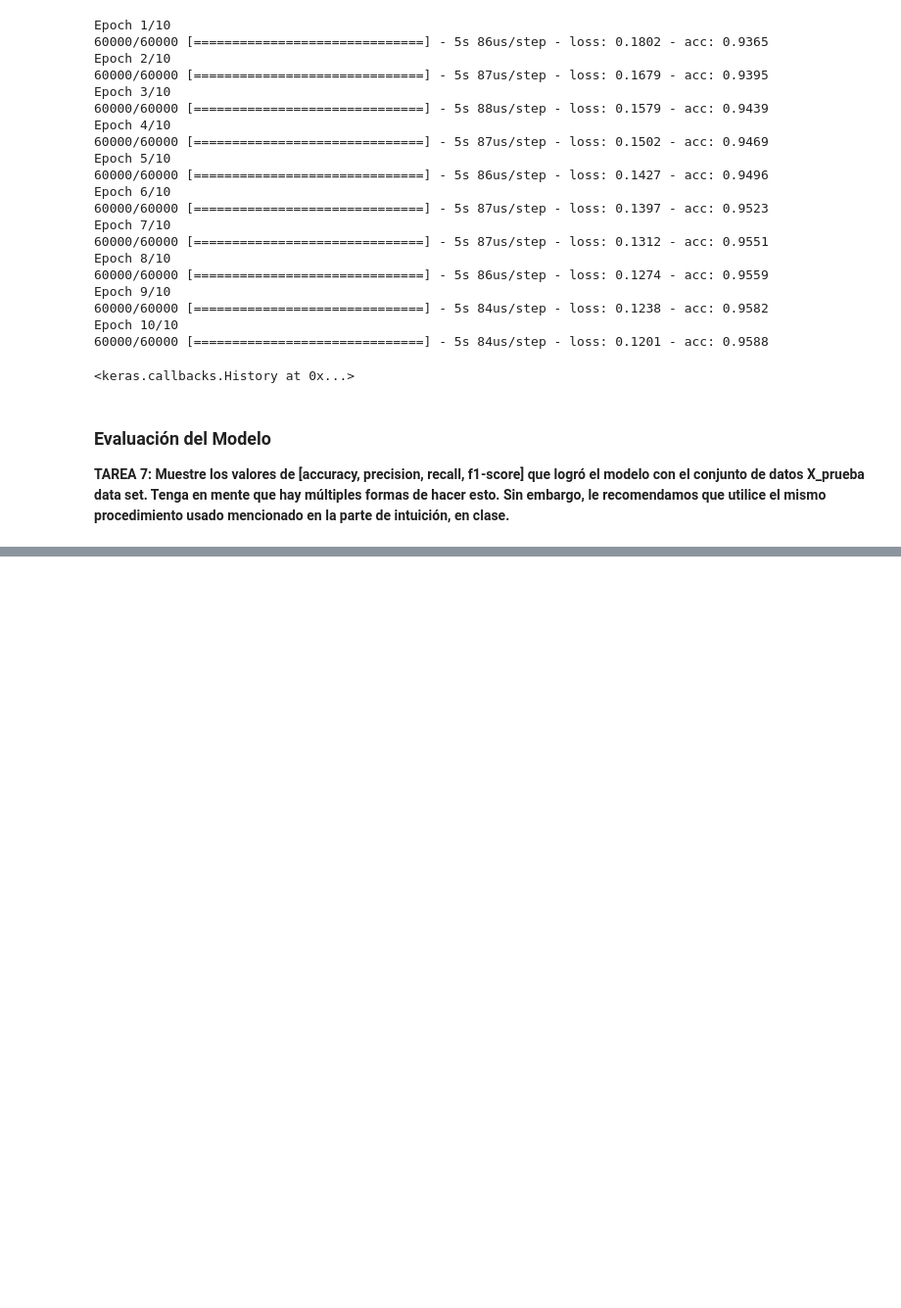
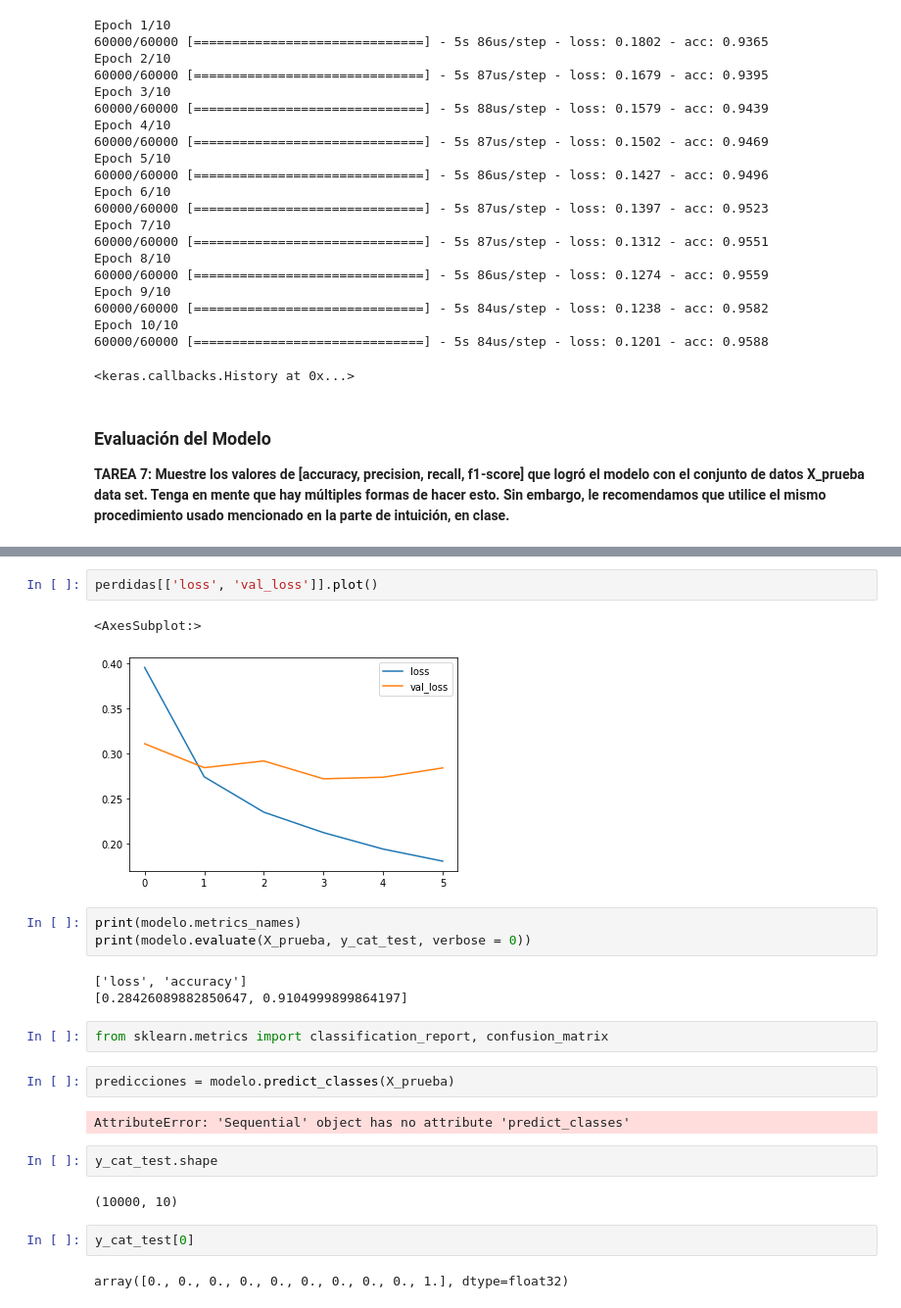
Before and after one commit to Mar19845/DataScience, a Jupyter notebook: LAB4/Laboratorio_4_CNN.ipynb, the cells around one changed output, grey strips where cells are left out. Shown at 98% size. Drawn from its saved outputs; the diff is of its cells as text; blank space fills up the shorter version.

```diff
--- a/LAB4/Laboratorio_4_CNN.ipynb
+++ b/LAB4/Laboratorio_4_CNN.ipynb
@@ -137,0 +348,25 @@ Epoch 10/10
+# %%
+perdidas[['loss', 'val_loss']].plot()
+# %% [output]
+<AxesSubplot:>
+[figure, added]
+# %%
+print(modelo.metrics_names)
+print(modelo.evaluate(X_prueba, y_cat_test, verbose = 0))
+# %% [output]
+['loss', 'accuracy']
+[0.28426089882850647, 0.9104999899864197]
+# %%
+from sklearn.metrics import classification_report, confusion_matrix
+# %%
+predicciones = modelo.predict_classes(X_prueba)
+# %% [output]
+AttributeError: 'Sequential' object has no attribute 'predict_classes'
+# %%
+y_cat_test.shape
+# %% [output]
+(10000, 10)
+# %%
+y_cat_test[0]
+# %% [output]
+array([0., 0., 0., 0., 0., 0., 0., 0., 0., 1.], dtype=float32)
```
Also changed, not shown: parts of 71 cells of this notebook.
